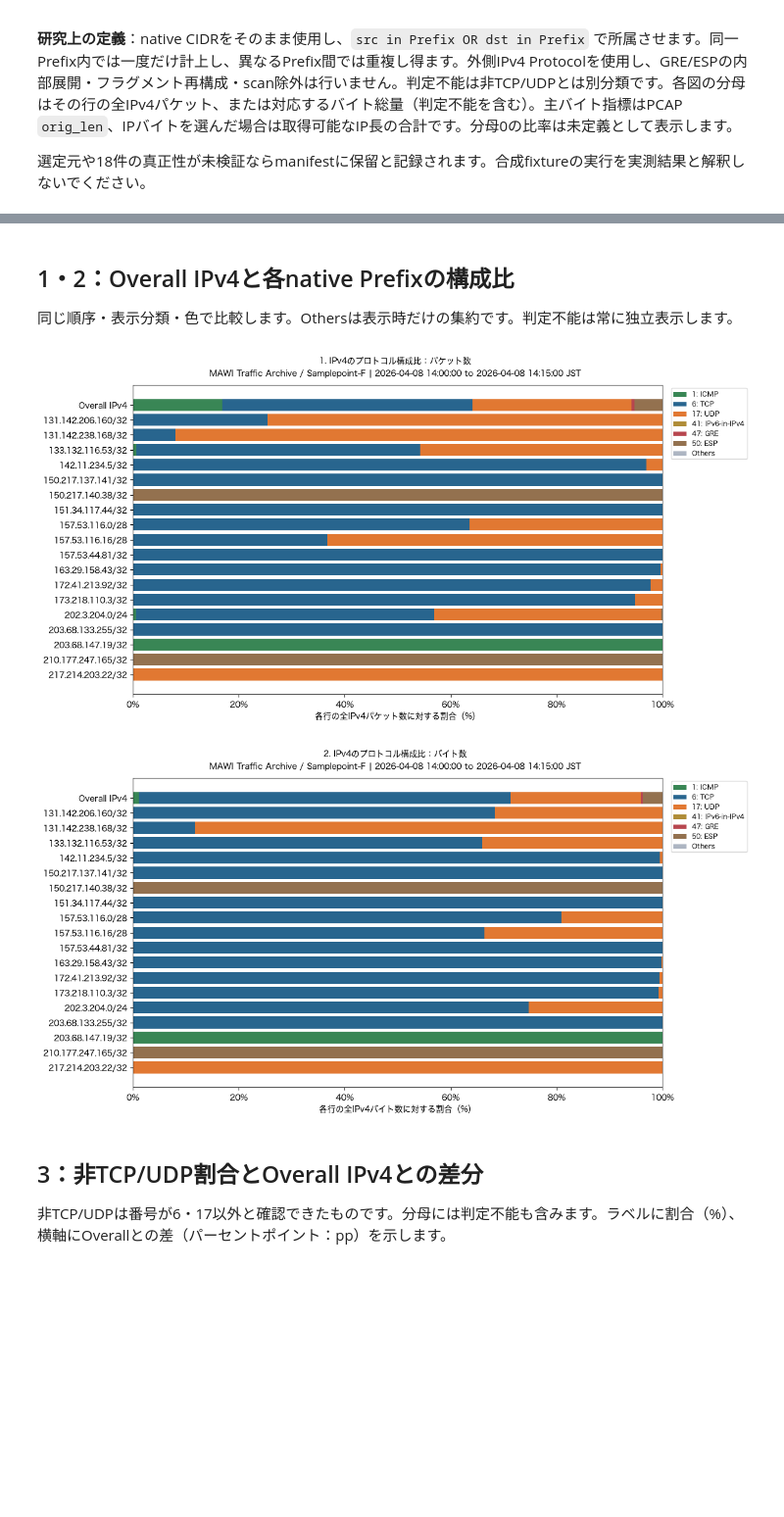
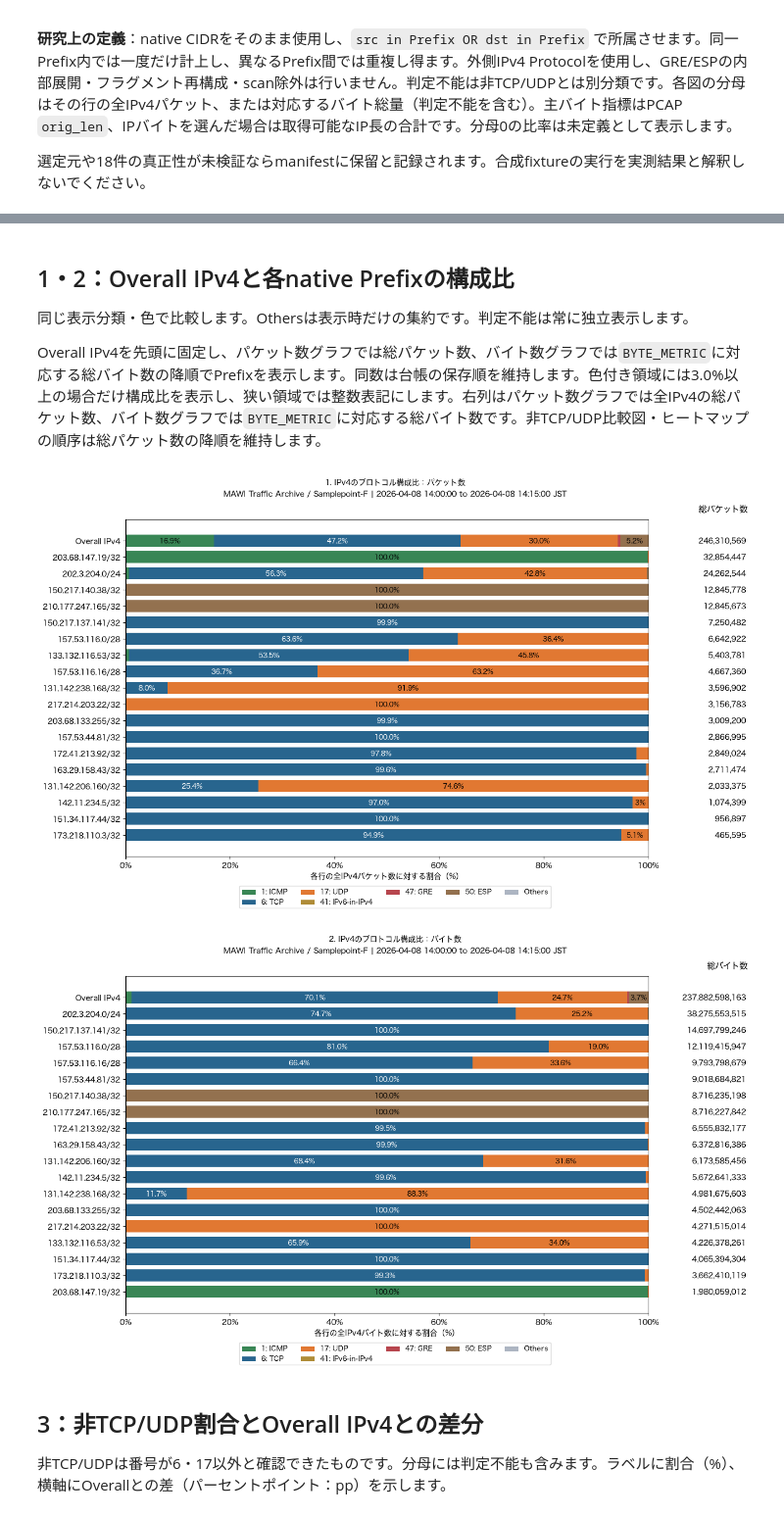
Before and after one commit to ShuntaSakai/mawi-protocol-analysis, a Jupyter notebook: notebook/02_prefix_protocol_distribution.ipynb, the cells around one changed output, grey strips where cells are left out. Shown at 98% size. Cells and saved outputs as stored; diff of their text form; code cells hidden in the pictures; blank space fills up the shorter version.

```diff
--- a/notebook/02_prefix_protocol_distribution.ipynb
+++ b/notebook/02_prefix_protocol_distribution.ipynb
@@ -16,7 +16,7 @@ DISPLAY_PROTOCOLS = (6, 17, 1, 47, 50, 4, 41)
 OTHERS_THRESHOLD_PCT = 1.0  # いずれかの行のパケット比・バイト比がこの値以上なら個別表示。Noneは指定番号のみ
 HEATMAP_METRIC = "packet_count"  # "packet_count" または BYTE_METRIC
 DETAIL_TOP_N = 5
-FIGSIZE = (12, 6)
+FIGSIZE = (13, 7)
 # %% [markdown]
 ## 読込・整合性確認・総量
 
@@ -28,11 +28,19 @@ import numpy as np
 import pandas as pd
 import matplotlib.pyplot as plt
 from matplotlib.ticker import PercentFormatter
+from matplotlib.colors import to_rgb
+from matplotlib import font_manager
 from IPython.display import display
 
 %matplotlib inline
 
 plt.rcParams["font.family"] = "Hiragino Sans"
+
+# 日本語の列見出しを表示できるフォントがあれば優先する。
+available_fonts = {font.name for font in font_manager.fontManager.ttflist}
+japanese_fonts = [name for name in ("Hiragino Sans", "Noto Sans CJK JP", "IPAexGothic", "Yu Gothic")
+                  if name in available_fonts]
+plt.rcParams["font.sans-serif"] = japanese_fonts + plt.rcParams["font.sans-serif"]
 
 if BYTE_METRIC not in {"original_frame_bytes", "ip_packet_bytes"}:
     raise ValueError("Unsupported BYTE_METRIC")
@@ -199,18 +260,22 @@ def finish(fig, title):
 # %% [markdown]
 ## 1・2：Overall IPv4と各native Prefixの構成比
 
-同じ順序・表示分類・色で比較します。Othersは表示時だけの集約です。判定不能は常に独立表示します。
+同じ表示分類・色で比較します。Othersは表示時だけの集約です。判定不能は常に独立表示します。
+
+Overall IPv4を先頭に固定し、パケット数グラフでは総パケット数、バイト数グラフでは`BYTE_METRIC`に対応する総バイト数の降順でPrefixを表示します。同数は台帳の保存順を維持します。色付き領域には3.0%以上の場合だけ構成比を表示し、狭い領域では整数表記にします。右列はパケット数グラフでは全IPv4の総パケット数、バイト数グラフでは`BYTE_METRIC`に対応する総バイト数です。非TCP/UDP比較図・ヒートマップの順序は総パケット数の降順を維持します。
 # %%
-packet_shares = percent(shown_values("packet_count"), "packet_count")
-byte_shares = percent(shown_values(BYTE_METRIC), BYTE_METRIC)
+packet_shares = percent(shown_values("packet_count"), "packet_count").reindex(plot_scope_order)
+byte_shares = percent(shown_values(BYTE_METRIC), BYTE_METRIC).reindex(plot_byte_scope_order)
 for metric, shares, title in (("packet_count", packet_shares, "1. IPv4のプロトコル構成比：パケット数"),
                               (BYTE_METRIC, byte_shares, f"2. IPv4のプロトコル構成比：{byte_label}")):
-    fig, ax = plt.subplots(figsize=(FIGSIZE[0], max(FIGSIZE[1], len(scope_order) * .33)), layout="constrained")
-    stacked(ax, shares, metric)
-    finish(fig, title)
+    fig, (ax, packet_ax) = plt.subplots(
+        1, 2, sharey=True, width_ratios=(8, 1.25),
+        figsize=(FIGSIZE[0], max(FIGSIZE[1], len(plot_scope_order) * .42)), layout="constrained")
+    annotations = stacked(ax, shares, metric, packet_ax)
+    finish(fig, title, annotations)
 # %% [output]
-[figure, old version]
+[figure, new version]
-[figure, old version]
+[figure, new version]
 # %% [markdown]
 ## 3：非TCP/UDP割合とOverall IPv4との差分
 
```
Also changed, not shown: parts of 5 cells of this notebook, 2 other files.
